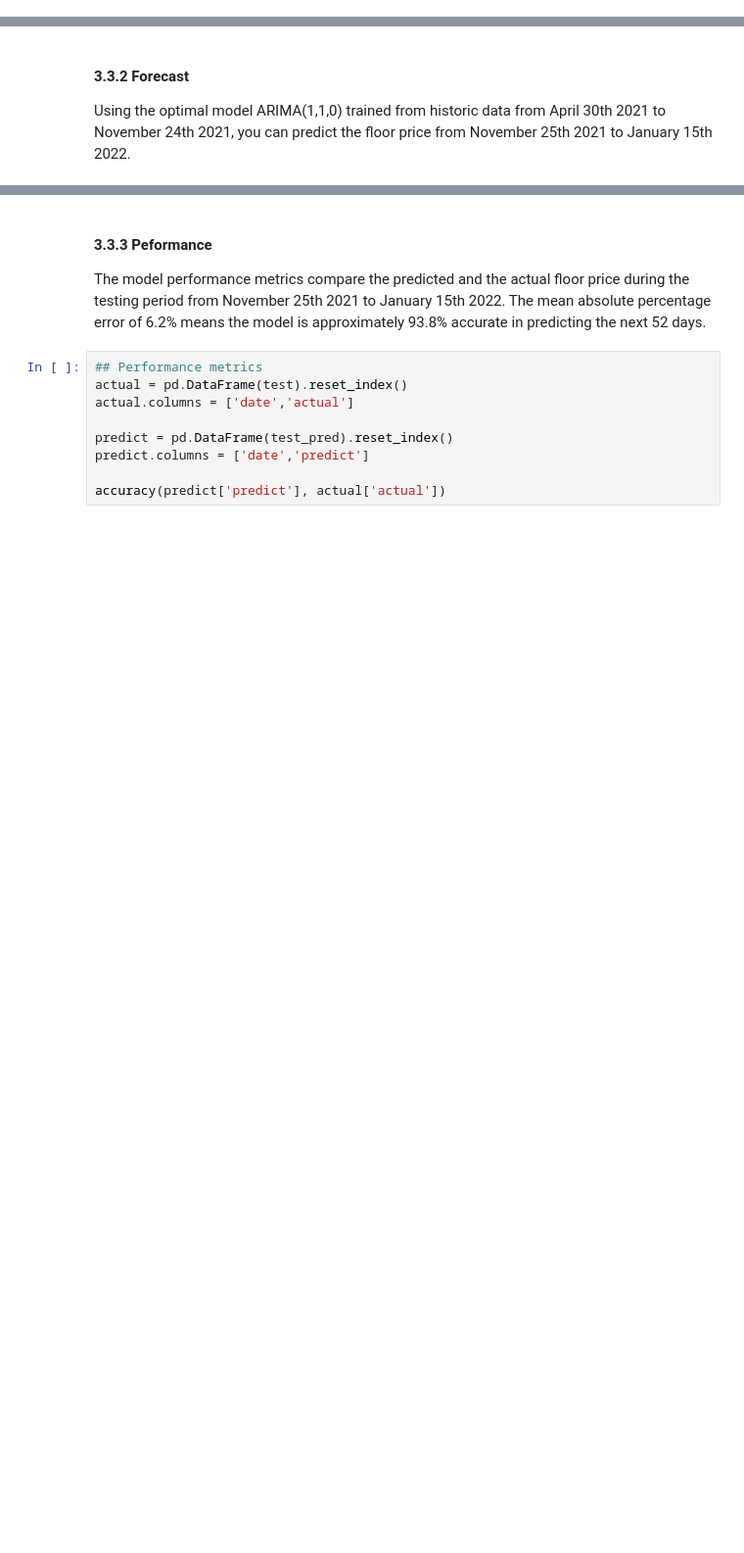
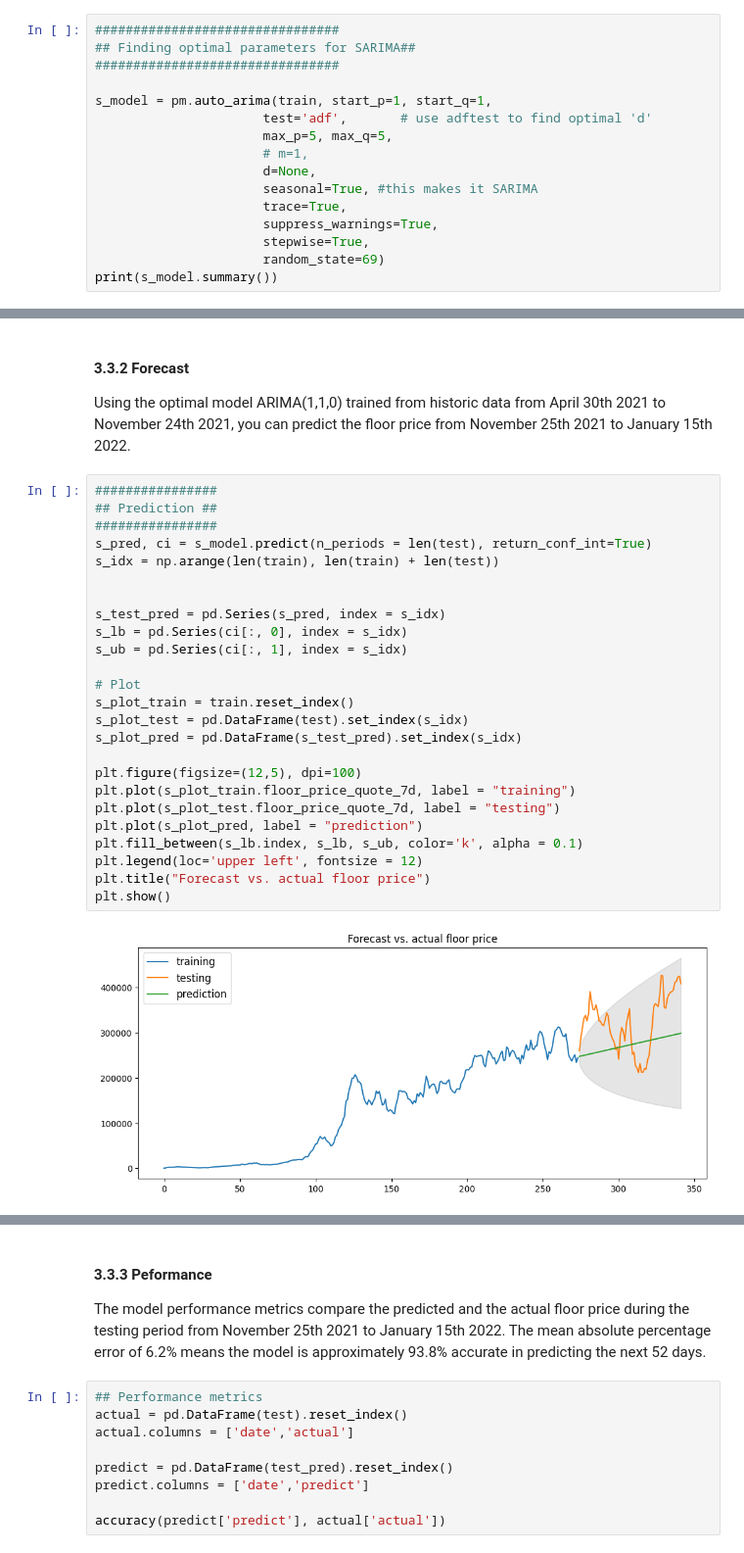
Before and after one commit to Toyok1/IA_ARIMA_e_altri, a Jupyter notebook: nft_prediction.ipynb, the cells around one changed output, grey strips where cells are left out. Shown at 98% size. Drawn from its saved outputs; the diff is of its cells as text; blank space fills up the shorter version.

```diff
--- a/nft_prediction.ipynb
+++ b/nft_prediction.ipynb
@@ -316,0 +359,16 @@ print(model.summary())
+# %%
+################################
+## Finding optimal parameters for SARIMA##
+################################
+
+s_model = pm.auto_arima(train, start_p=1, start_q=1,
+                      test='adf',       # use adftest to find optimal 'd'
+                      max_p=5, max_q=5,
+                      # m=1,
+                      d=None,
+                      seasonal=True, #this makes it SARIMA
+                      trace=True,
+                      suppress_warnings=True,
+                      stepwise=True,
+                      random_state=69)
+print(s_model.summary())
@@ -340,6 +416,33 @@ plt.show()
 # %% [markdown]
 #### 3.3.2 Forecast
 Using the optimal model ARIMA(1,1,0) trained from historic data from April 30th 2021 to November 24th 2021, you can predict the floor price from November 25th 2021 to January 15th 2022.
+# %%
+################
+## Prediction ##
+################
+s_pred, ci = s_model.predict(n_periods = len(test), return_conf_int=True)
+s_idx = np.arange(len(train), len(train) + len(test))
+
+
+s_test_pred = pd.Series(s_pred, index = s_idx)
+s_lb = pd.Series(ci[:, 0], index = s_idx)
+s_ub = pd.Series(ci[:, 1], index = s_idx)
+
+# Plot
+s_plot_train = train.reset_index()
+s_plot_test = pd.DataFrame(test).set_index(s_idx)
+s_plot_pred = pd.DataFrame(s_test_pred).set_index(s_idx)
+
+plt.figure(figsize=(12,5), dpi=100)
+plt.plot(s_plot_train.floor_price_quote_7d, label = "training")
+plt.plot(s_plot_test.floor_price_quote_7d, label = "testing")
+plt.plot(s_plot_pred, label = "prediction")
+plt.fill_between(s_lb.index, s_lb, s_ub, color='k', alpha = 0.1)
+plt.legend(loc='upper left', fontsize = 12)
+plt.title("Forecast vs. actual floor price")
+plt.show()
+# %% [output]
+[figure, added]
 # %%
 ################
 ## Prediction ##
```
Also changed, not shown: parts of 11 cells of this notebook.
